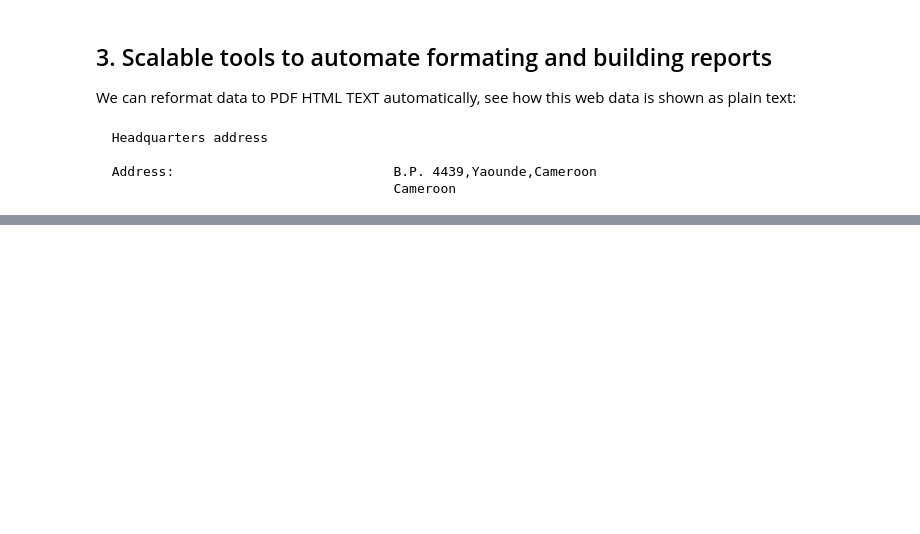
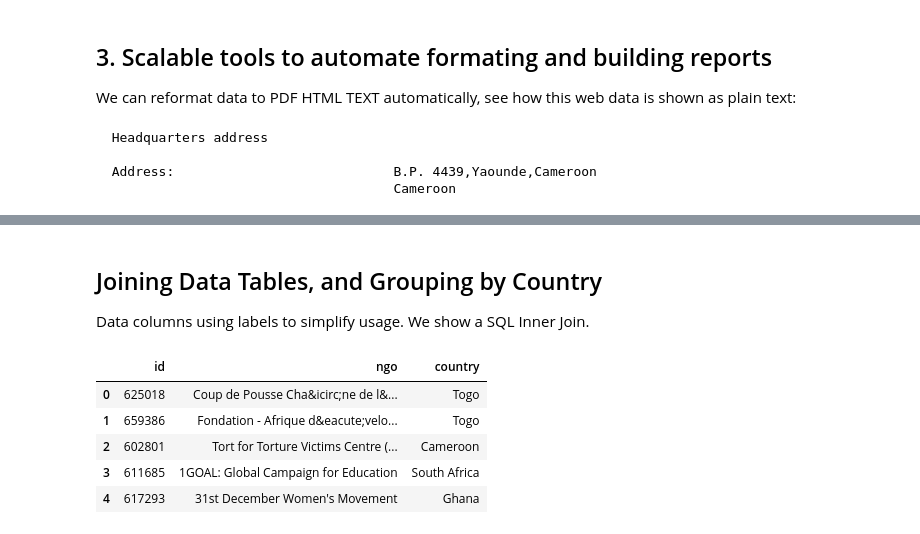
Before and after one commit to infchg/maps, a Jupyter notebook: NGO-OSAA-more.ipynb, the cells around one changed output, grey strips where cells are left out. Cells and saved outputs as stored; diff of their text form; code cells hidden in the pictures; blank space fills up the shorter version.

```diff
--- a/NGO-OSAA-more.ipynb
+++ b/NGO-OSAA-more.ipynb
@@ -121,0 +128,16 @@ We can reformat data to PDF HTML TEXT automatically, see how  this web data is s
+# %% [markdown]
+## Joining Data Tables, and Grouping by Country
+
+Data columns using labels to simplify usage. We show a SQL Inner Join.
+# %%
+df.columns = ['id', 'ngo']
+df_cc.columns = ['id', 'country']
+df_both = pd.merge(df, df_cc, on = "id", how = "inner")
+df_both.head()
+# %% [output]
+|  | id | ngo | country |
+| 0 | 625018 | Coup de Pousse Cha&icirc;ne de l&... | Togo |
+| 1 | 659386 | Fondation - Afrique d&eacute;velo... | Togo |
+| 2 | 602801 | Tort for Torture Victims Centre (... | Cameroon |
+| 3 | 611685 | 1GOAL: Global Campaign for Education | South Africa |
+| 4 | 617293 | 31st December Women's Movement | Ghana |
```
Also changed, not shown: parts of 8 cells of this notebook.
